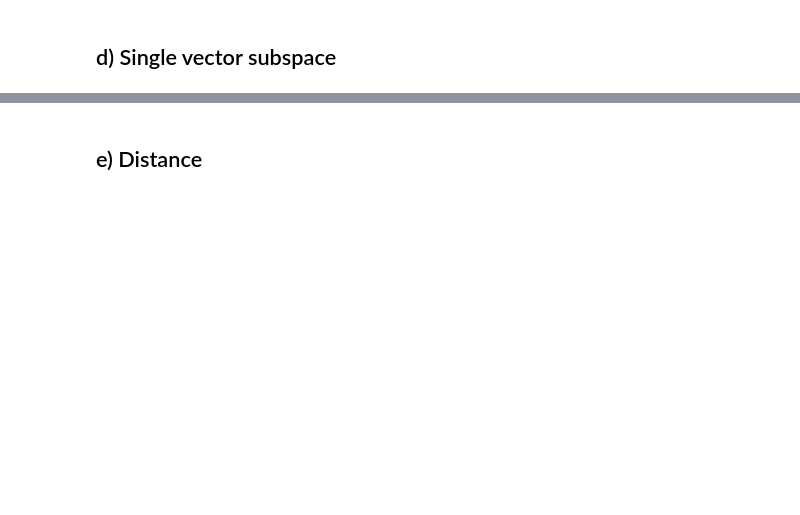
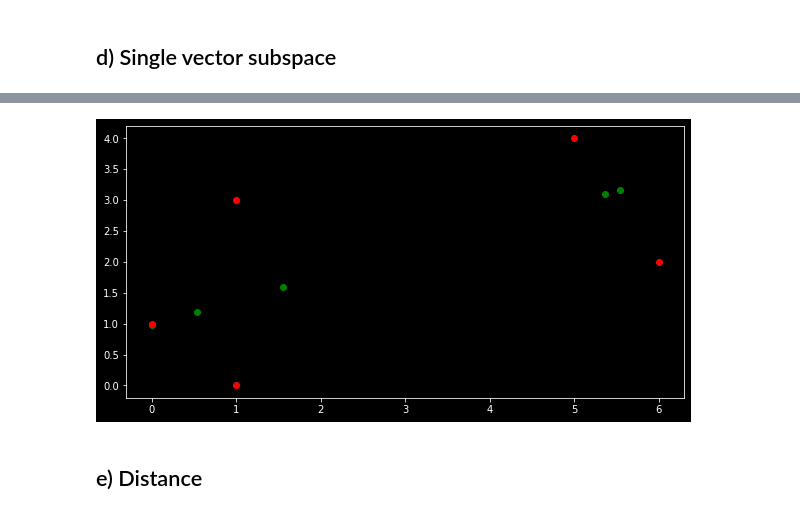
Before and after one commit to gendestry/UZ_Naloga6, a Jupyter notebook: assignment.ipynb, the cells around one changed output, grey strips where cells are left out. Saved outputs shown, nothing was run; the diff lists cells and outputs as text; code cells hidden in the pictures; blank space fills up the shorter version.

```diff
--- a/assignment.ipynb
+++ b/assignment.ipynb
@@ -61,3 +45,44 @@ plt.show()
+# %%
+class PCA:
+    def __init__(self, points):
+        self.mu, self.C = get_covariance_matrix(points)
+        self.U, _, _ = np.linalg.svd(self.C)
+
+    def project(self, point):
+        return self.U.T @ (point - self.mu)
+
+    def project_arr(self, points):
+        pts = np.copy(points)
+        for i, p in enumerate(points):
+            pts[i] = self.project(p)
+        return pts
+
+
+    def project_back(self, point):
+        return (self.U @ point) + self.mu
+
+    def project_back_arr(self, points):
+        pts = np.copy(points)
+        for i, p in enumerate(points):
+            pts[i] = self.project_back(p)
+        return pts
+
+    def project_back_subspace(self, points, i): # removes vector[:, i]
+        temp_U = np.copy(self.U)
+        temp_U[:, i] = 0
+        pts = np.copy(points)
+        for i, p in enumerate(points):
+            pts[i] = (temp_U @ p) + self.mu
+        return pts
+# %%
+pca = PCA(points)
+pcad_points = pca.project_back_subspace(pca.project_arr(points), 1)
+plt.figure(figsize=(10,5))
+plt.scatter(pcad_points[:,0], pcad_points[:,1], color='green')
+plt.scatter(points[:,0], points[:,1], color='red')
+plt.show()
+# %% [output]
+[figure, added]
 # %% [markdown]
 ## e) Distance
 # %%
```
Also changed, not shown: parts of 14 cells of this notebook.
